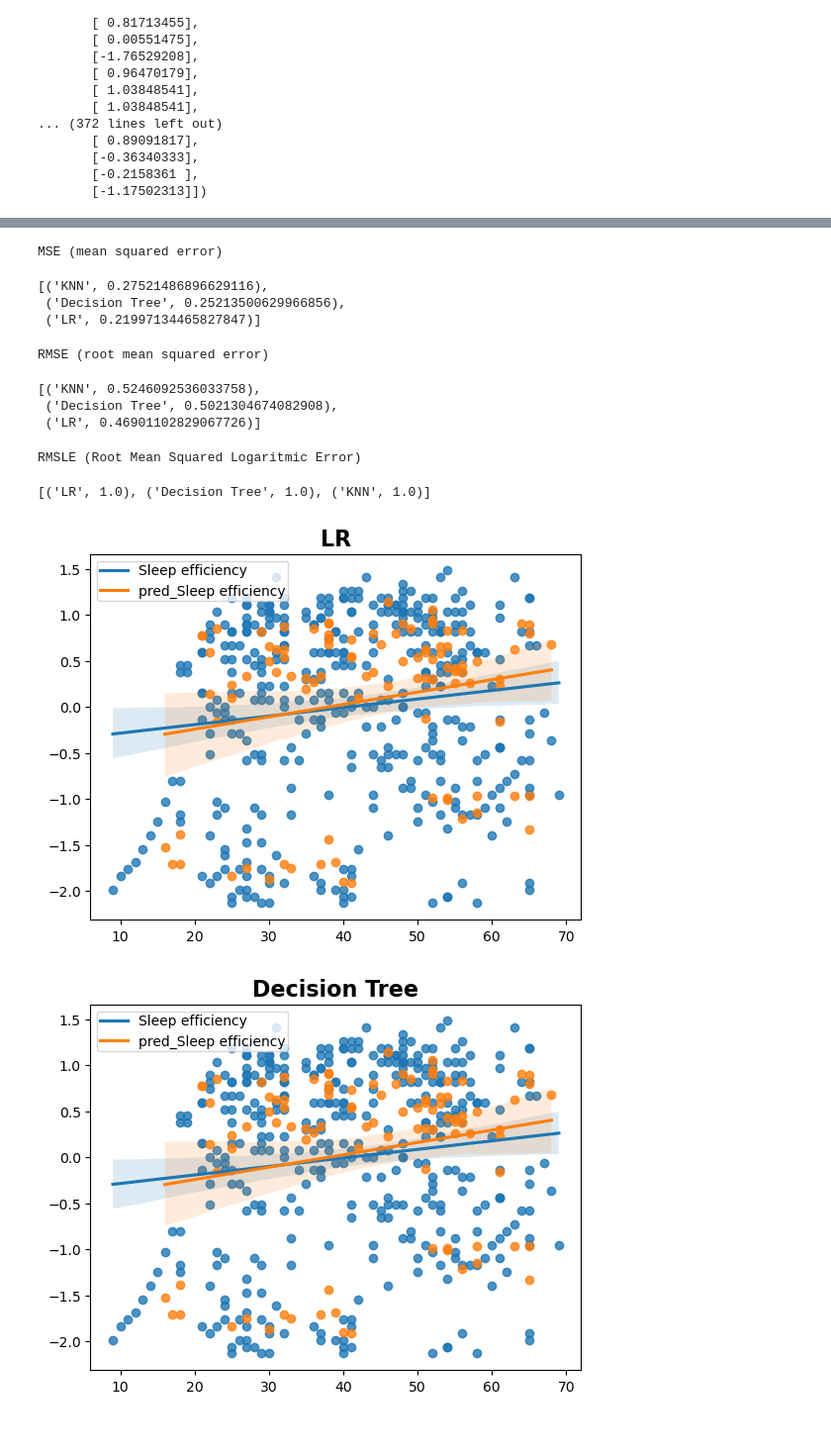
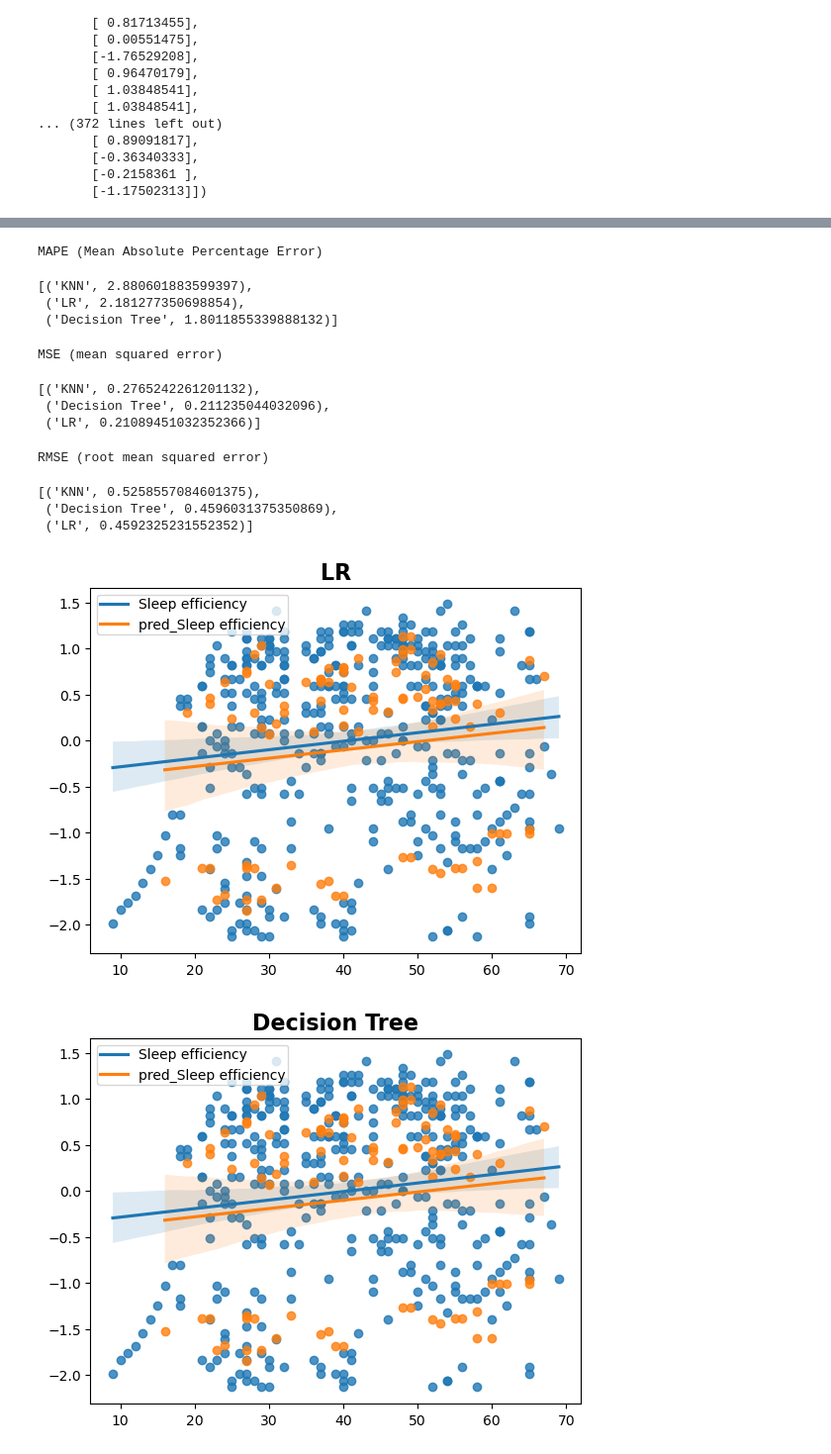
Before and after one commit to AlejandroGZ97/Mineria-de-datos, a Jupyter notebook: P5/Regresion1output.ipynb, the cells around one changed output, grey strips where cells are left out. Shown: that part at 99% size. Cells and saved outputs as stored; diff of their text form; code cells hidden in the pictures.

```diff
--- a/P5/Regresion1output.ipynb
+++ b/P5/Regresion1output.ipynb
@@ -77,7 +77,7 @@ resultado_SSE = []
 resultado_MAE = []
 resultado_MSE = []
 resultado_RMSE = []
-resultado_RMSLE = []
+resultado_MAPE = []
 # %%
 #Hold-Out (60/40)
 X_train, X_test, y_train, y_test = train_test_split(X_res, y_res, test_size=0.40, shuffle=True)
@@ -91,12 +91,6 @@ for nombre,modelo in modelos:
     ax.legend(borderpad=.2)
     ax.set_title(nombre,fontsize=16, weight="bold")
 
-
-    try:
-        RMSLE = mean_squared_log_error(y_test,y_pred,squared=False)
-    except:
-        RMSLE = 1.0
-
     #R (Pearson correlation coefficient)
     resultado_R.append((nombre,r_regression(y_test,y_pred)))
     #R2 (coefficient of determination)
@@ -109,8 +103,8 @@ for nombre,modelo in modelos:
     resultado_MSE.append((nombre,mean_squared_error(y_test,y_pred)))
     #RMSE (root mean squared error)
     resultado_RMSE.append((nombre,mean_squared_error(y_test,y_pred,squared=False)))
-    #RMSLE (Root Mean Squared Logaritmic Error)
-    resultado_RMSLE.append((nombre,RMSLE))
+    #MAPE (Mean Absolute Percentage Error)
+    resultado_MAPE.append((nombre,mean_absolute_percentage_error(y_test,y_pred)))
 
 resultado_R.sort(key=lambda k:k[1], reverse=True)
 resultado_R2.sort(key=lambda k:k[1], reverse=True)
@@ -118,5 +112,5 @@ resultado_SSE.sort(key=lambda k:k[1], reverse=True)
 resultado_MAE.sort(key=lambda k:k[1], reverse=True)
 resultado_MSE.sort(key=lambda k:k[1], reverse=True)
 resultado_RMSE.sort(key=lambda k:k[1], reverse=True)
-resultado_RMSLE.sort(key=lambda k:k[1], reverse=True)
+resultado_MAPE.sort(key=lambda k:k[1], reverse=True)
 # %% [output]
@@ -158,25 +152,27 @@ MAE (mean absolute error)
+# %%
+print("MAPE (Mean Absolute Percentage Error)")
+resultado_MAPE
+# %% [output]
+MAPE (Mean Absolute Percentage Error)
+[('KNN', 2.880601883599397),
+ ('LR', 2.181277350698854),
+ ('Decision Tree', 1.8011855339888132)]
 # %%
 print("MSE (mean squared error)")
 resultado_MSE
 # %% [output]
 MSE (mean squared error)
-[('KNN', 0.27521486896629116),
- ('Decision Tree', 0.25213500629966856),
- ('LR', 0.21997134465827847)]
+[('KNN', 0.2765242261201132),
+ ('Decision Tree', 0.211235044032096),
+ ('LR', 0.21089451032352366)]
 # %%
 print("RMSE (root mean squared error)")
 resultado_RMSE
 # %% [output]
 RMSE (root mean squared error)
-[('KNN', 0.5246092536033758),
- ('Decision Tree', 0.5021304674082908),
- ('LR', 0.46901102829067726)]
+[('KNN', 0.5258557084601375),
+ ('Decision Tree', 0.4596031375350869),
+ ('LR', 0.4592325231552352)]
-# %%
-print("RMSLE (Root Mean Squared Logaritmic Error)")
-resultado_RMSLE
-# %% [output]
-RMSLE (Root Mean Squared Logaritmic Error)
-[('LR', 1.0), ('Decision Tree', 1.0), ('KNN', 1.0)]
 # %%
 resultado_R.clear()
 resultado_R2.clear()
@@ -193,9 +189,7 @@ SSE = [0,0,0]
 MAE = [0,0,0]
 MSE = [0,0,0]
 RMSE = [0,0,0]
-RMSLE1 = 0.0
-RMSLE2 = 0.0
-RMSLE3 = 0.0
+MAPE = [0,0,0]
 
 l_test = [0,0,0]
 l_pred = [0,0,0]
@@ -215,11 +209,6 @@ for i in range(30):
                 l_test[j][k] += y_test[k]
                 l_pred[j][k] += y_pred[k]
 
-        try:
-            RMSLE = mean_squared_log_error(y_test,y_pred,squared=False)
-        except:
-            RMSLE = 1.0
-
         #R (Pearson correlation coefficient)
         R[j] += r_regression(y_test.reshape(-1,1),y_pred.reshape(-1,1))
         #R2 (coefficient of determination)
@@ -232,13 +221,8 @@ for i in range(30):
         MSE[j] += mean_squared_error(y_test,y_pred)
         #RMSE (root mean squared error)
         RMSE[j] += mean_squared_error(y_test,y_pred,squared=False)
-        #RMSLE (Root Mean Squared Logaritmic Error)
-        if nombre == "LR":
-            RMSLE1 += RMSLE
-        elif nombre == "Decision Tree":
-            RMSLE2 += RMSLE
-        else:
-            RMSLE3 += RMSLE
+        #MAPE (Mean Absolute Percentage Error)
+        MAPE[j] += mean_absolute_percentage_error(y_test,y_pred)
 
         j += 1
 
@@ -249,40 +233,35 @@ for nombre, modelo in modelos:
     sns.regplot(x = np.array(X_test)[:,0], y = y_pred, line_kws={'label': 'pred_Sleep efficiency'})
     ax.legend(borderpad=.2)
     ax.set_title(nombre,fontsize=16, weight="bold")
 
     for k in range(len(y_test)):
         l_test[j][k] /= 30
         l_pred[j][k] /= 30
 
     #R (Pearson correlation coefficient)
     resultado_R.append((nombre,R[j]/30))
     #R2 (coefficient of determination)
     resultado_R2.append((nombre,R2[j]/30))
     #SSE (sum of squared errors)
     resultado_SSE.append((nombre,SSE[j]/30))
     #MAE (mean absolute error)
     resultado_MAE.append((nombre,MAE[j]/30))
     #MSE (mean squared error)
     resultado_MSE.append((nombre,MSE[j]/30))
     #RMSE (root mean squared error)
     resultado_RMSE.append((nombre,RMSE[j]/30))
-    #RMSLE (Root Mean Squared Logaritmic Error)
-    if nombre == "LR":
-        resultado_RMSLE.append((nombre,RMSLE1/30))
-    elif nombre == "Decision Tree":
-        resultado_RMSLE.append((nombre,RMSLE2/30))
-    else:
-        resultado_RMSLE.append((nombre,RMSLE3/30))
+    #MAPE (Mean Absolute Percentage Error)
+    resultado_MAPE.append((nombre,MAPE[j]/30))
 
     j += 1
 
 resultado_R.sort(key=lambda k:k[1], reverse=True)
 resultado_R2.sort(key=lambda k:k[1], reverse=True)
 resultado_SSE.sort(key=lambda k:k[1], reverse=True)
 resultado_MAE.sort(key=lambda k:k[1], reverse=True)
 resultado_MSE.sort(key=lambda k:k[1], reverse=True)
 resultado_RMSE.sort(key=lambda k:k[1], reverse=True)
-resultado_RMSLE.sort(key=lambda k:k[1], reverse=True)
+resultado_MAPE.sort(key=lambda k:k[1], reverse=True)
 # %% [output]
-[figure, old version]
+[figure, new version]
-[figure, old version]
+[figure, new version]
```
Also changed, not shown: parts of 27 cells of this notebook.
